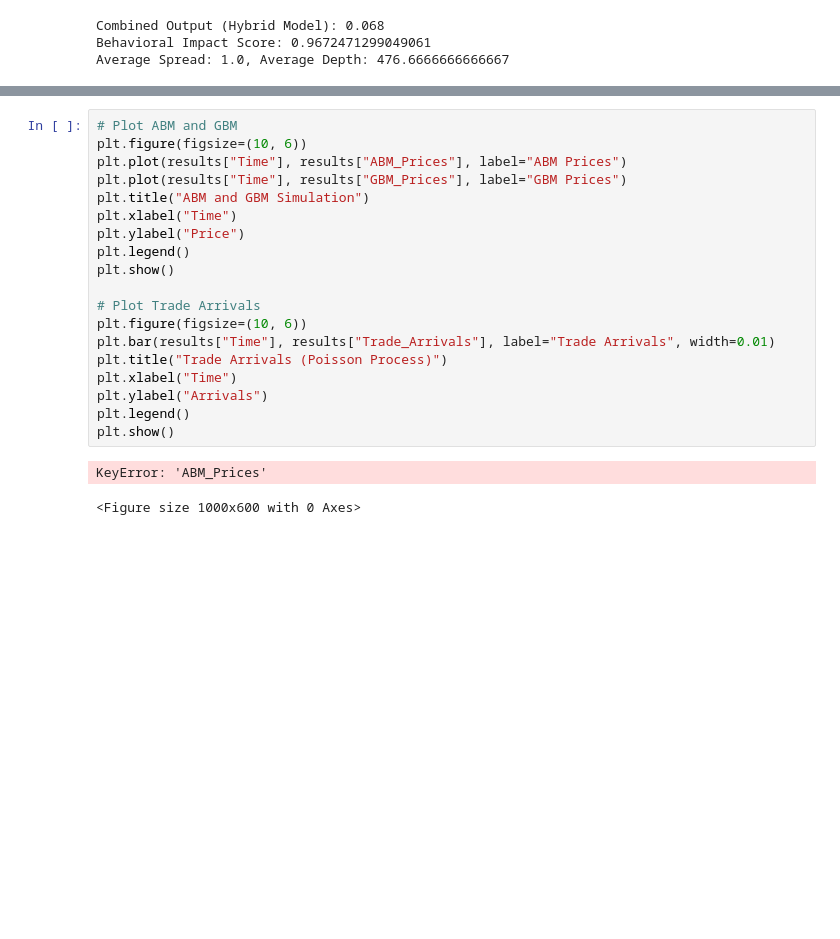
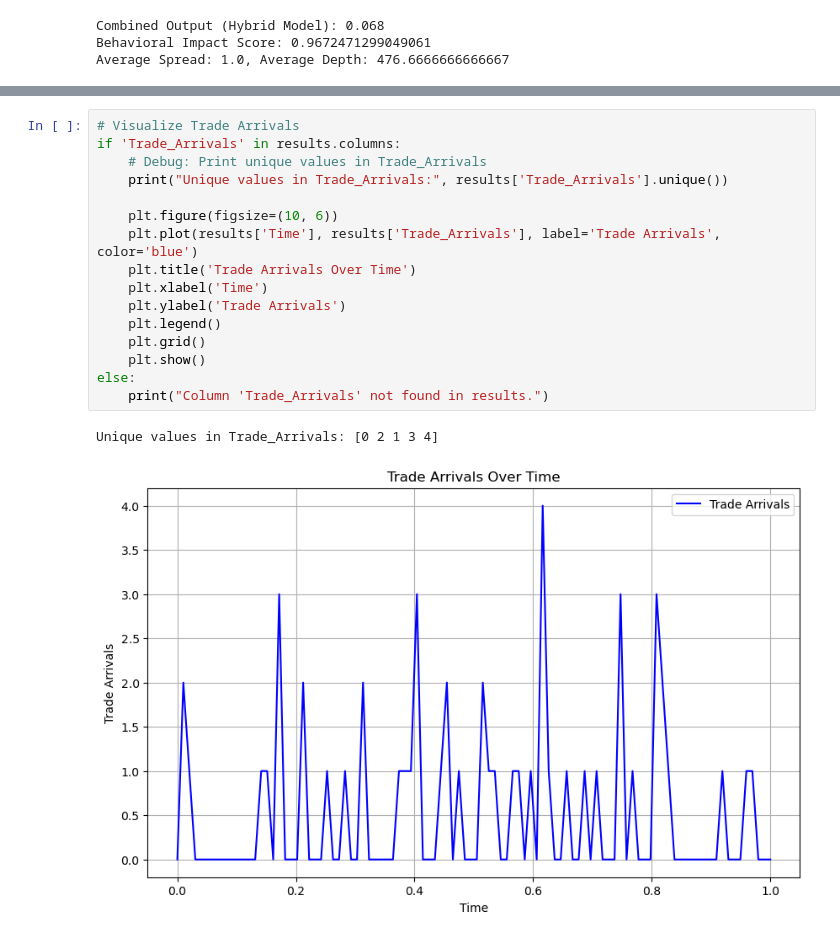
Before and after one commit to astronaut505/VolatilityVortex, a Jupyter notebook: notebook/advanced_market_simulation.ipynb, the cells around one changed output, grey strips where cells are left out. Drawn from its saved outputs; the diff is of its cells as text; blank space fills up the shorter version.

Commit message:
PnL, fixed errors, removed GBMABM

```diff
--- a/notebook/advanced_market_simulation.ipynb
+++ b/notebook/advanced_market_simulation.ipynb
@@ -195,24 +255,21 @@ Average Spread: 1.0, Average Depth: 476.6666666666667
 # %%
-# Plot ABM and GBM
-plt.figure(figsize=(10, 6))
-plt.plot(results["Time"], results["ABM_Prices"], label="ABM Prices")
-plt.plot(results["Time"], results["GBM_Prices"], label="GBM Prices")
-plt.title("ABM and GBM Simulation")
-plt.xlabel("Time")
-plt.ylabel("Price")
-plt.legend()
-plt.show()
+# Visualize Trade Arrivals
+if 'Trade_Arrivals' in results.columns:
+    # Debug: Print unique values in Trade_Arrivals
+    print("Unique values in Trade_Arrivals:", results['Trade_Arrivals'].unique())
 
-# Plot Trade Arrivals
-plt.figure(figsize=(10, 6))
-plt.bar(results["Time"], results["Trade_Arrivals"], label="Trade Arrivals", width=0.01)
-plt.title("Trade Arrivals (Poisson Process)")
-plt.xlabel("Time")
-plt.ylabel("Arrivals")
-plt.legend()
-plt.show()
+    plt.figure(figsize=(10, 6))
+    plt.plot(results['Time'], results['Trade_Arrivals'], label='Trade Arrivals', color='blue')
+    plt.title('Trade Arrivals Over Time')
+    plt.xlabel('Time')
+    plt.ylabel('Trade Arrivals')
+    plt.legend()
+    plt.grid()
+    plt.show()
+else:
+    print("Column 'Trade_Arrivals' not found in results.")
 # %% [output]
-KeyError: 'ABM_Prices'
+Unique values in Trade_Arrivals: [0 2 1 3 4]
-<Figure size 1000x600 with 0 Axes>
+[figure, added]
 # %%
 # Inventory Trajectory Visualization
```
Also changed, not shown: parts of 17 cells of this notebook, 3 other files.
